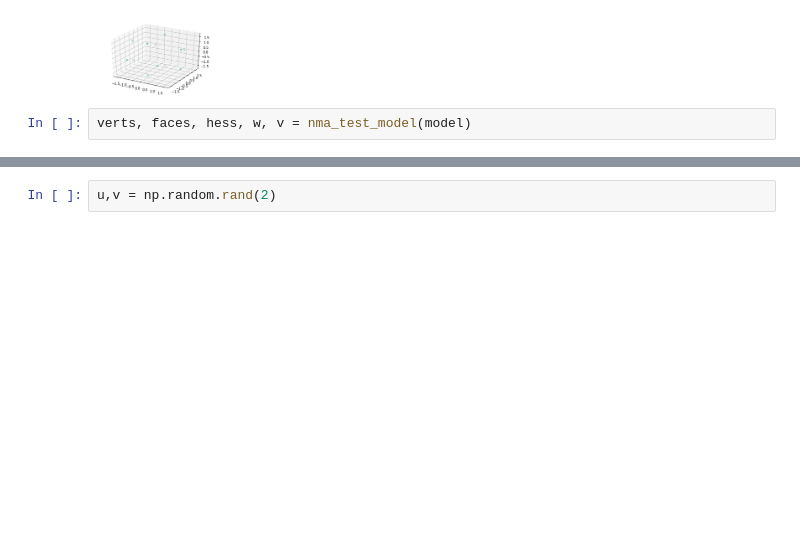
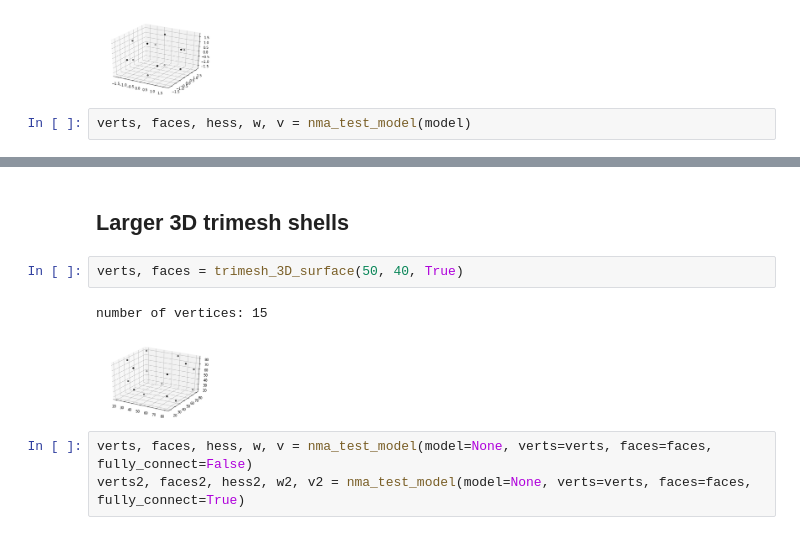
Before and after one commit to AllenCellModeling/normal_mode_analysis, a Jupyter notebook: normal_mode_analysis/3D_mode_test_cases.ipynb, the cells around one changed output, grey strips where cells are left out. Saved outputs shown, nothing was run; the diff lists cells and outputs as text; blank space fills up the shorter version.

Commit message:
Added test cases using marching cubes trimesh surfaces

```diff
--- a/normal_mode_analysis/3D_mode_test_cases.ipynb
+++ b/normal_mode_analysis/3D_mode_test_cases.ipynb
@@ -41,3 +40,11 @@ sb.distplot(w, kde=False, bins = np.linspace(-0.5, 3.5, 12))
 [figure]
-# %%
-u,v = np.random.rand(2)
+# %% [markdown]
+## Larger 3D trimesh shells
+# %%
+verts, faces = trimesh_3D_surface(50, 40, True)
+# %% [output]
+number of vertices: 15
+[figure, added]
+# %%
+verts, faces, hess, w, v = nma_test_model(model=None, verts=verts, faces=faces, fully_connect=False)
+verts2, faces2, hess2, w2, v2 = nma_test_model(model=None, verts=verts, faces=faces, fully_connect=True)
```
Also changed, not shown: parts of 8 cells of this notebook.
